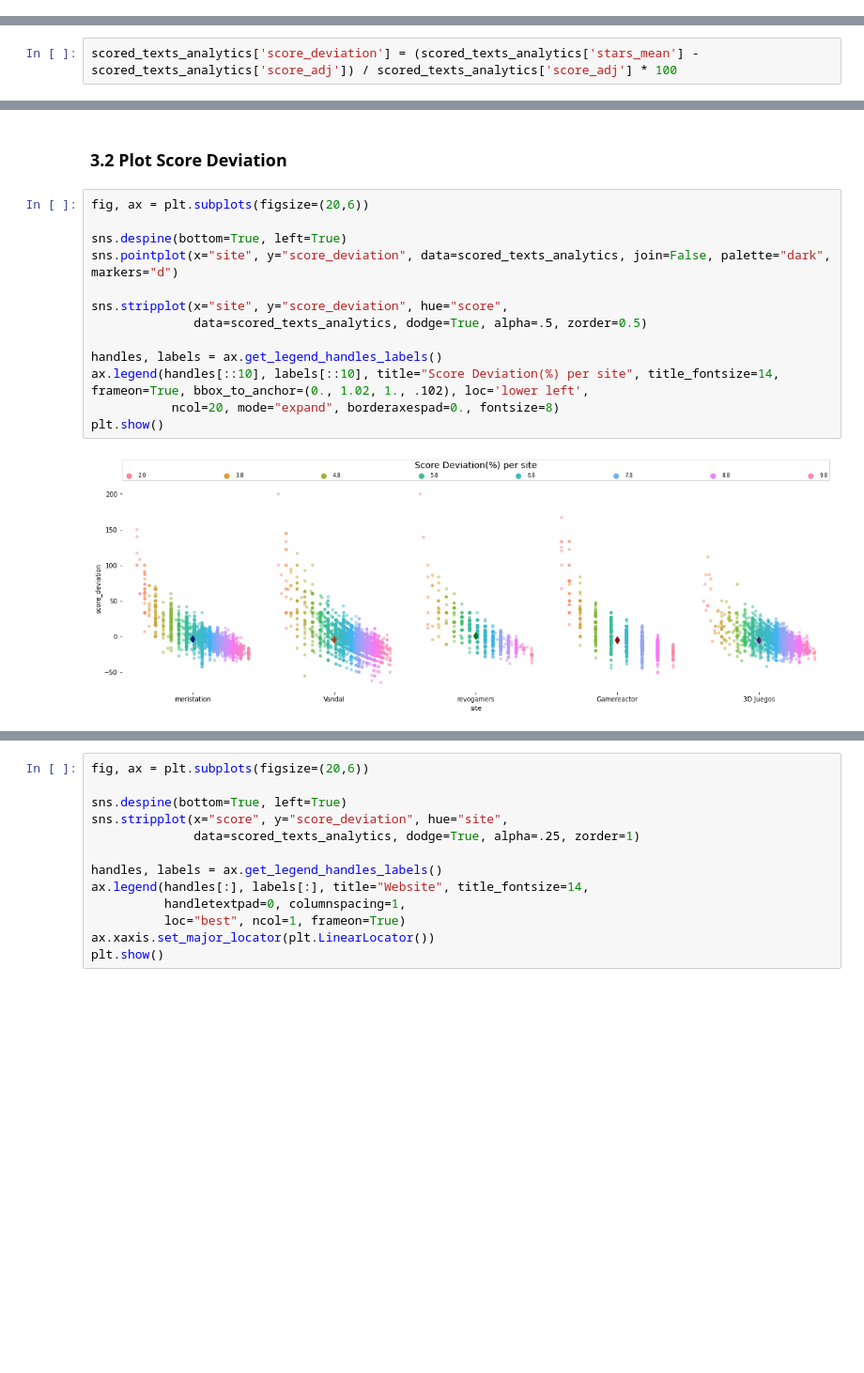
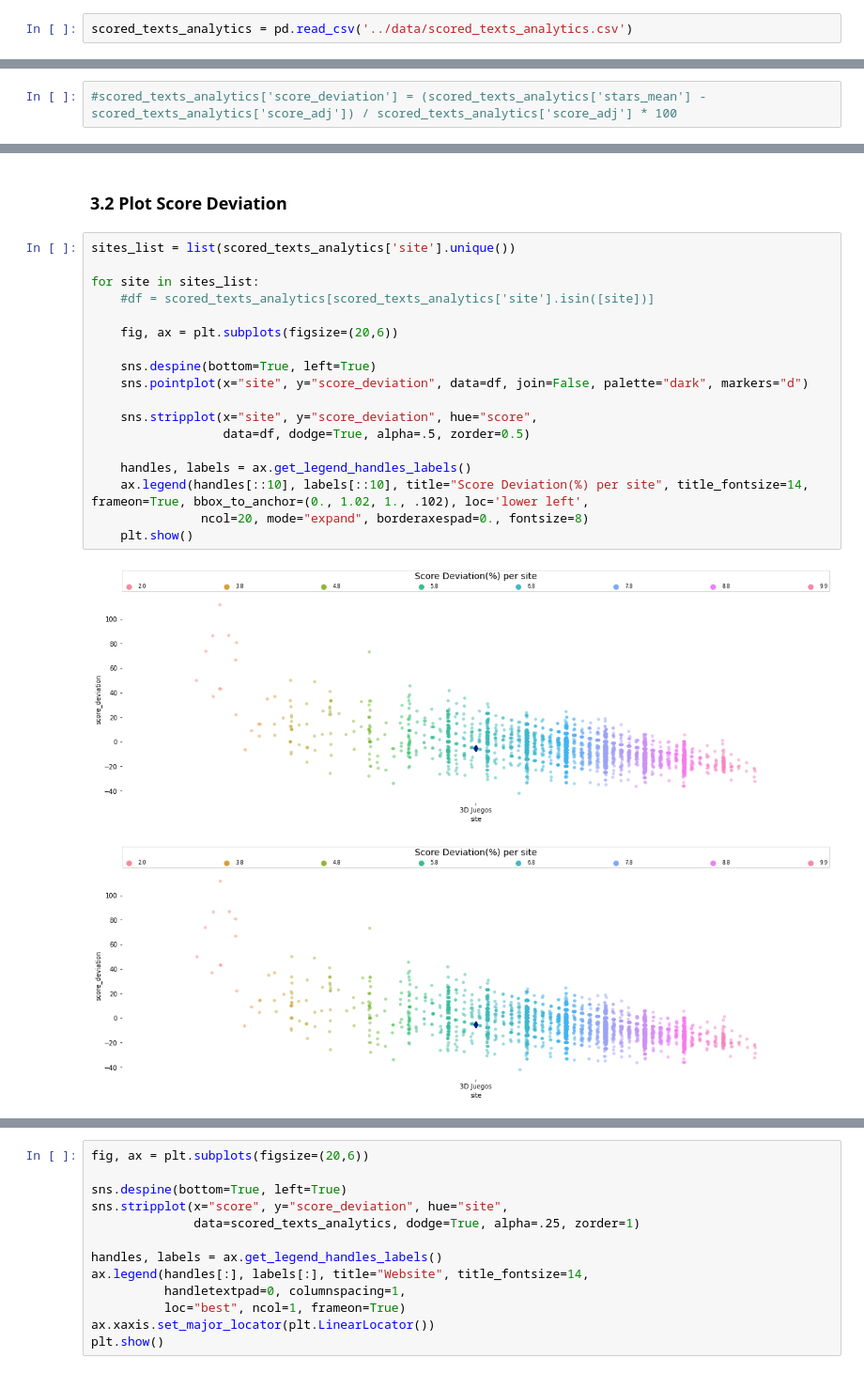
Before and after one commit to SergioFigue/the-critics-critique, a Jupyter notebook: notebooks/results_analysis.ipynb, the cells around one changed output, grey strips where cells are left out. Shown at 94% size. Cells and saved outputs as stored; diff of their text form; blank space fills up the shorter version.

```diff
--- a/notebooks/results_analysis.ipynb
+++ b/notebooks/results_analysis.ipynb
@@ -133,3 +131,5 @@ scored_texts_analytics = scored_texts[['site', 'author', 'game', 'score', 'score
+# %%
+scored_texts_analytics = pd.read_csv('../data/scored_texts_analytics.csv')
 # %%
 scored_texts_analytics
 # %% [output]
@@ -149,2 +153,2 @@ scored_texts_analytics
 # %%
-scored_texts_analytics['score_deviation'] = (scored_texts_analytics['stars_mean'] - scored_texts_analytics['score_adj']) / scored_texts_analytics['score_adj'] * 100
+#scored_texts_analytics['score_deviation'] = (scored_texts_analytics['stars_mean'] - scored_texts_analytics['score_adj']) / scored_texts_analytics['score_adj'] * 100
@@ -167,17 +168,23 @@ Name: score_deviation, dtype: float64
 # %% [markdown]
 ### 3.2 Plot Score Deviation
 # %%
-fig, ax = plt.subplots(figsize=(20,6))
+sites_list = list(scored_texts_analytics['site'].unique())
 
-sns.despine(bottom=True, left=True)
-sns.pointplot(x="site", y="score_deviation", data=scored_texts_analytics, join=False, palette="dark", markers="d")
+for site in sites_list:
+    #df = scored_texts_analytics[scored_texts_analytics['site'].isin([site])]
 
-sns.stripplot(x="site", y="score_deviation", hue="score",
-              data=scored_texts_analytics, dodge=True, alpha=.5, zorder=0.5)
+    fig, ax = plt.subplots(figsize=(20,6))
 
-handles, labels = ax.get_legend_handles_labels()
-ax.legend(handles[::10], labels[::10], title="Score Deviation(%) per site", title_fontsize=14, frameon=True, bbox_to_anchor=(0., 1.02, 1., .102), loc='lower left',
-           ncol=20, mode="expand", borderaxespad=0., fontsize=8)
-plt.show()
+    sns.despine(bottom=True, left=True)
+    sns.pointplot(x="site", y="score_deviation", data=df, join=False, palette="dark", markers="d")
+
+    sns.stripplot(x="site", y="score_deviation", hue="score",
+                  data=df, dodge=True, alpha=.5, zorder=0.5)
+
+    handles, labels = ax.get_legend_handles_labels()
+    ax.legend(handles[::10], labels[::10], title="Score Deviation(%) per site", title_fontsize=14, frameon=True, bbox_to_anchor=(0., 1.02, 1., .102), loc='lower left',
+               ncol=20, mode="expand", borderaxespad=0., fontsize=8)
+    plt.show()
 # %% [output]
-[figure, old version]
+[figure, new version]
+[figure, added]
```
Also changed, not shown: parts of 8 cells of this notebook, 3 other files.
